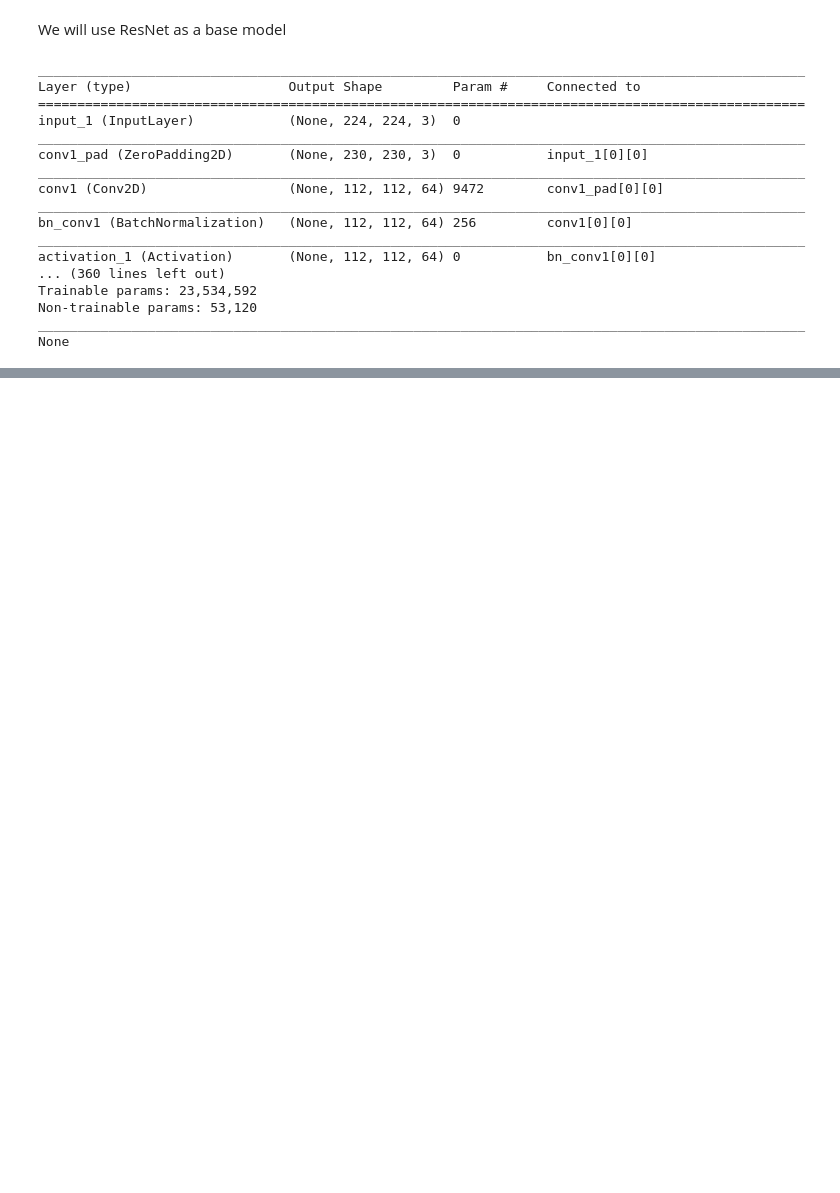
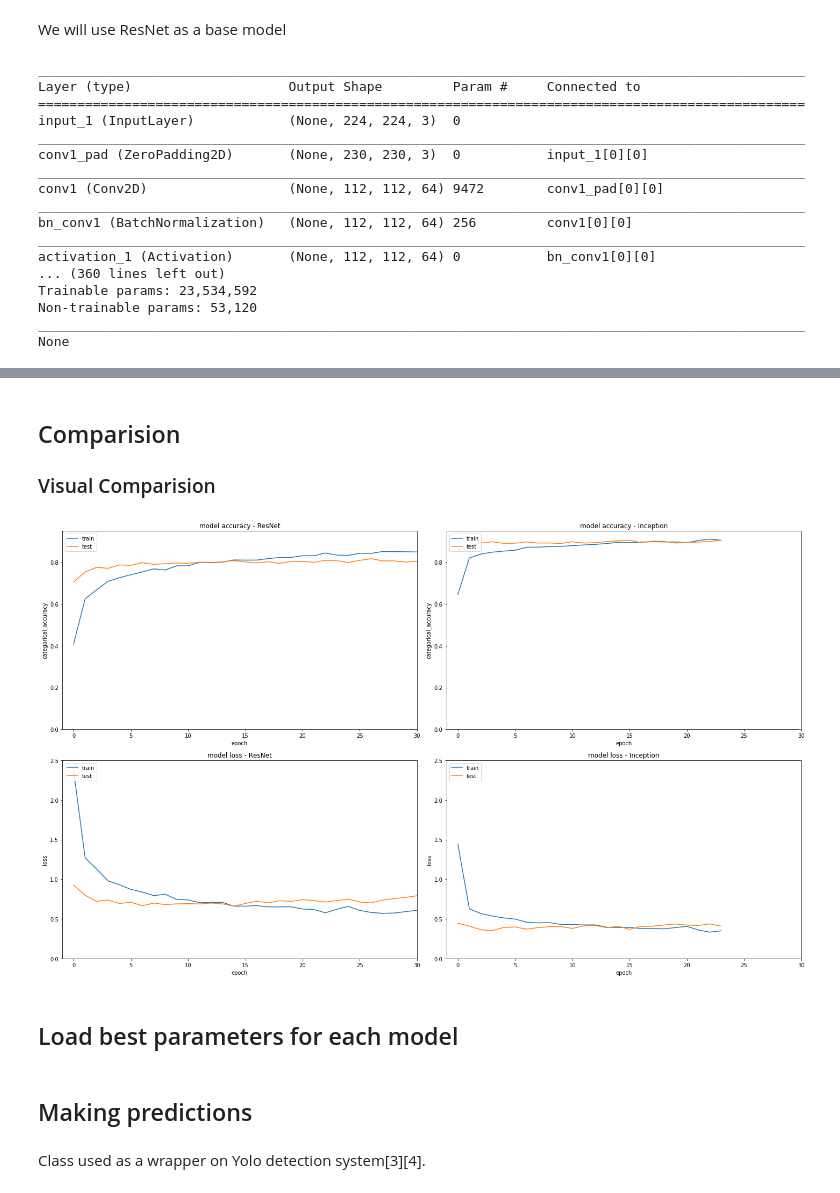
Before and after one commit to k-lyda/doge-detector, a Jupyter notebook: project.ipynb, the cells around one changed output, grey strips where cells are left out. Saved outputs shown, nothing was run; the diff lists cells and outputs as text; code cells hidden in the pictures; blank space fills up the shorter version.

Commit message:
model trained based on inputs from two pretrained models - Inception and ResNet
Almost finished project, where model is trained and results are saved to files.

```diff
--- a/project.ipynb
+++ b/project.ipynb
@@ -141,0 +271,6 @@ Extracted Features: 0
+# %%
+def get_checkpoint(model_name):
+    checkpoint_path = 'checkpoints/' + model_name + '_-ep{epoch:03d}-loss{loss:.3f}-val_loss{val_loss:.3f}.h5'
+    return ModelCheckpoint(checkpoint_path, monitor='val_loss', mode='min', verbose=1, save_best_only=True, save_weights_only=True)
+# %%
+early_stopping = EarlyStopping(patience=20, monitor='val_loss')
@@ -141,0 +290,6 @@ Extracted Features: 0
+# %%
+resnet_checkpoint = get_checkpoint('resnet')
+resnet_features = load_features('resnet_features.pkl')
+
+resnet_model, resnet_history = train_model(resnet_features, train_data, test_data, labels_coding, resnet_checkpoint)
+dump(resnet_history.history, open('resnet_history.pkl', 'wb'))
@@ -141,0 +316,7 @@ Extracted Features: 0
+# %%
+inception_checkpoint = get_checkpoint('inception')
+inception_features = load_features('inception_features.pkl')
+
+inception_model, inception_history = train_model(inception_features, train_data, test_data, labels_coding, inception_checkpoint)
+
+dump(inception_history.history, open('inception_history.pkl', 'wb'))
@@ -141,0 +341,54 @@ Extracted Features: 0
+# %% [markdown]
+## Comparision
+
+### Visual Comparision
+# %%
+fig = plt.figure(figsize=(20,12))
+
+# summarize history for accuracy resnet
+plt.subplot(2, 2, 1)
+plt.axis([-1,30, 0,0.95])
+plt.plot(resnet_history.history['categorical_accuracy'])
+plt.plot(resnet_history.history['val_categorical_accuracy'])
+plt.title('model accuracy - ResNet')
+plt.ylabel('categorical_accuracy')
+plt.xlabel('epoch')
+plt.legend(['train', 'test'], loc='upper left')
+
+
+# summarize history for accuracy inception
+plt.subplot(2, 2, 2)
+plt.axis([-1,30, 0,0.95])
+plt.plot(inception_history.history['categorical_accuracy'])
+plt.plot(inception_history.history['val_categorical_accuracy'])
+plt.title('model accuracy - Inception')
+plt.ylabel('categorical_accuracy')
+plt.xlabel('epoch')
+plt.legend(['train', 'test'], loc='upper left')
+
+# summarize history for loss resnet
+plt.subplot(2, 2, 3)
+plt.axis([-1,30, 0,2.5])
+plt.plot(resnet_history.history['loss'])
+plt.plot(resnet_history.history['val_loss'])
+plt.title('model loss - ResNet')
+plt.ylabel('loss')
+plt.xlabel('epoch')
+plt.legend(['train', 'test'], loc='upper left')
+
+
+# summarize history for loss inception
+plt.subplot(2, 2, 4)
+plt.axis([-1,30, 0,2.5])
+plt.plot(inception_history.history['loss'])
+plt.plot(inception_history.history['val_loss'])
+plt.title('model loss - Inception')
+plt.ylabel('loss')
+plt.xlabel('epoch')
+plt.legend(['train', 'test'], loc='upper left')
+plt.tight_layout()
+plt.show()
+# %% [output]
+[figure, added]
+# %% [markdown]
+## Load best parameters for each model
@@ -141,0 +397,4 @@ Extracted Features: 0
+# %% [markdown]
+## Making predictions
+# %% [markdown]
+Class used as a wrapper on Yolo detection system[3][4].
```
Also changed, not shown: parts of 42 cells of this notebook, 18 other files.
